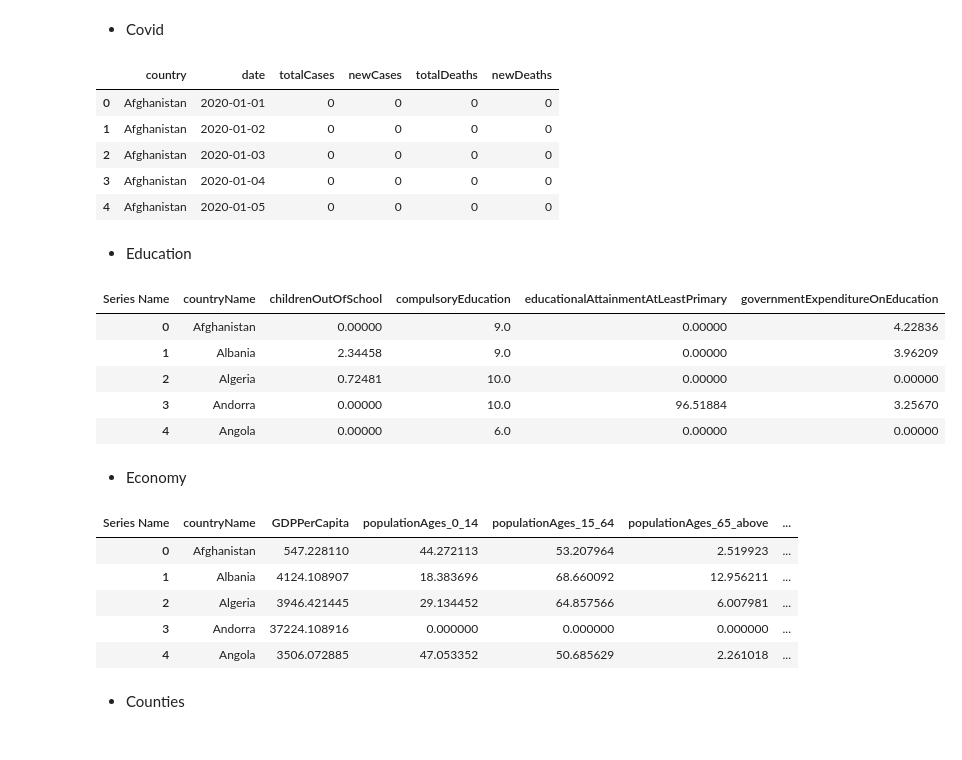
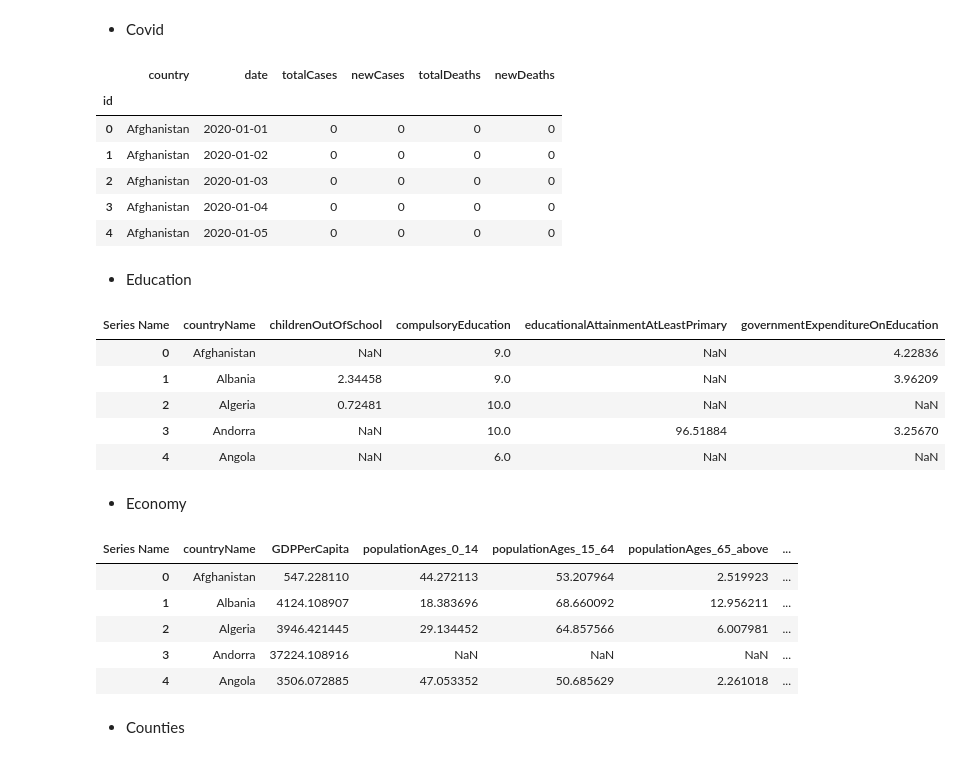
Before and after one commit to karosroczyk/AdvancedDatabasesProject, a Jupyter notebook: PreparingDatasets.ipynb, the cells around one changed output. Cells and saved outputs as stored; diff of their text form; code cells hidden in the pictures.

```diff
--- a/PreparingDatasets.ipynb
+++ b/PreparingDatasets.ipynb
@@ -25,9 +25,11 @@ country_data = data_covid[['Country', 'Continent']]
 del data_covid['diabetes_prevalence'], data_covid['hospital_beds_per_thousand'], data_covid['stringency_index'],data_covid['Continent']
 data_covid = data_covid.rename(columns={'Country': "country", \
                                         'Date' : 'date'})
+data_covid.index.name = 'id'
 data_covid.head()
 # %% [output]
 |  | country | date | totalCases | newCases | totalDeaths | newDeaths |
+| id |  |  |  |  |  |  |
 | 0 | Afghanistan | 2020-01-01 | 0 | 0 | 0 | 0 |
 | 1 | Afghanistan | 2020-01-02 | 0 | 0 | 0 | 0 |
 | 2 | Afghanistan | 2020-01-03 | 0 | 0 | 0 | 0 |
@@ -38,20 +40,19 @@ data_covid.head()
 # %%
 data_edu = pd.read_excel('edukacja2.xlsx').drop_duplicates().dropna()
 data_edu = data_edu.pivot(index='countryName', columns='Series Name', values='2016 [YR2016]')
 data_edu = data_edu.rename(columns={'Children out of school (% of primary school age)': "childrenOutOfSchool", \
                             'Compulsory education, duration (years)' : 'compulsoryEducation',\
                             'Educational attainment, at least completed primary, population 25+ years, total (%) (cumulative)' : 'educationalAttainmentAtLeastPrimary',\
                             'Government expenditure on education, total (% of GDP)' : 'governmentExpenditureOnEducation'})
 data_edu = data_edu.reset_index()
-data_edu = data_edu.fillna(0)
 data_edu.head()
 # %% [output]
 | Series Name | countryName | childrenOutOfSchool | compulsoryEducation | educationalAttainmentAtLeastPrimary | governmentExpenditureOnEducation |
-| 0 | Afghanistan | 0.00000 | 9.0 | 0.00000 | 4.22836 |
-| 1 | Albania | 2.34458 | 9.0 | 0.00000 | 3.96209 |
-| 2 | Algeria | 0.72481 | 10.0 | 0.00000 | 0.00000 |
-| 3 | Andorra | 0.00000 | 10.0 | 96.51884 | 3.25670 |
-| 4 | Angola | 0.00000 | 6.0 | 0.00000 | 0.00000 |
+| 0 | Afghanistan | NaN | 9.0 | NaN | 4.22836 |
+| 1 | Albania | 2.34458 | 9.0 | NaN | 3.96209 |
+| 2 | Algeria | 0.72481 | 10.0 | NaN | NaN |
+| 3 | Andorra | NaN | 10.0 | 96.51884 | 3.25670 |
+| 4 | Angola | NaN | 6.0 | NaN | NaN |
 # %% [markdown]
 * Economy
 # %%
@@ -67,14 +68,13 @@ data_economy = data_economy.rename(columns={'GDP per capita (current US$)': "GDP
                                             'Rural population (% of total population)': 'ruralPopulation',\
                                             'Urban population (% of total population)':'urbanPopulation'})
 data_economy = data_economy.reset_index()
-data_economy = data_economy.fillna(0)
 data_economy.head()
 # %% [output]
 | Series Name | countryName | GDPPerCapita | populationAges_0_14 | populationAges_15_64 | populationAges_65_above | ... |
 | 0 | Afghanistan | 547.228110 | 44.272113 | 53.207964 | 2.519923 | ... |
 | 1 | Albania | 4124.108907 | 18.383696 | 68.660092 | 12.956211 | ... |
 | 2 | Algeria | 3946.421445 | 29.134452 | 64.857566 | 6.007981 | ... |
-| 3 | Andorra | 37224.108916 | 0.000000 | 0.000000 | 0.000000 | ... |
+| 3 | Andorra | 37224.108916 | NaN | NaN | NaN | ... |
 | 4 | Angola | 3506.072885 | 47.053352 | 50.685629 | 2.261018 | ... |
 # %% [markdown]
 * Counties
```
Also changed, not shown: parts of 25 cells of this notebook.
